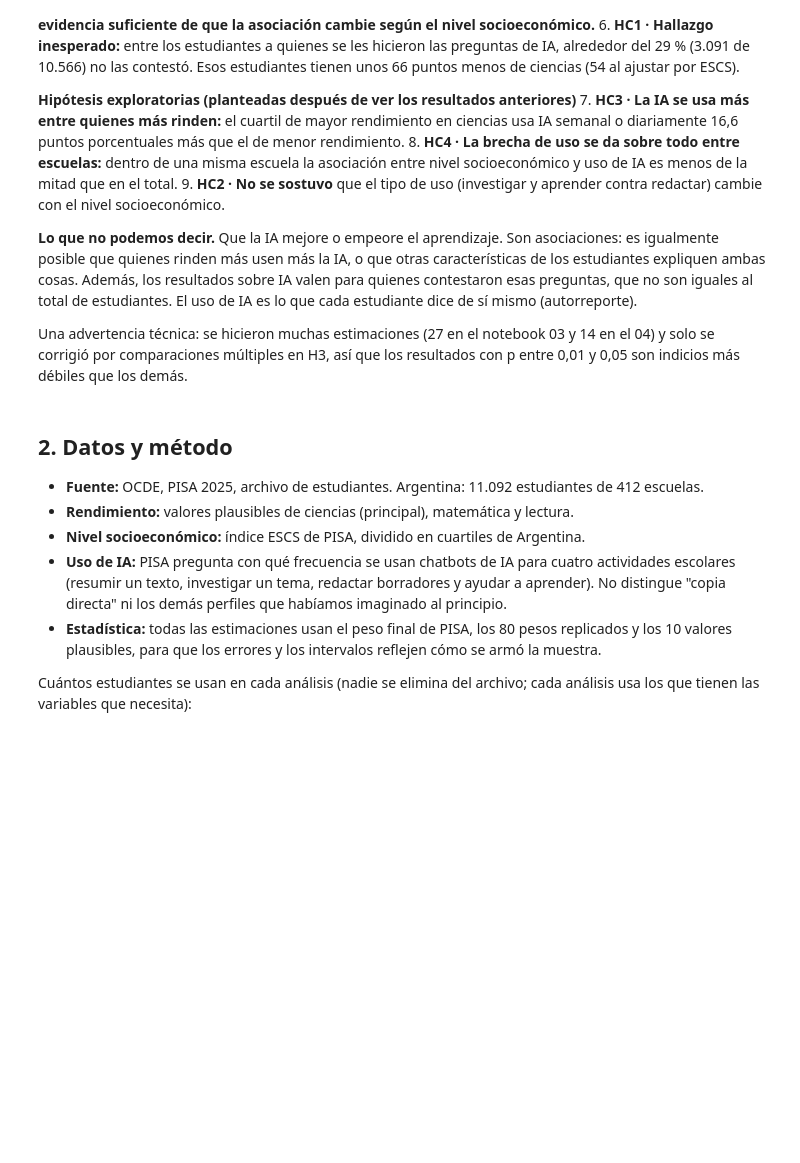
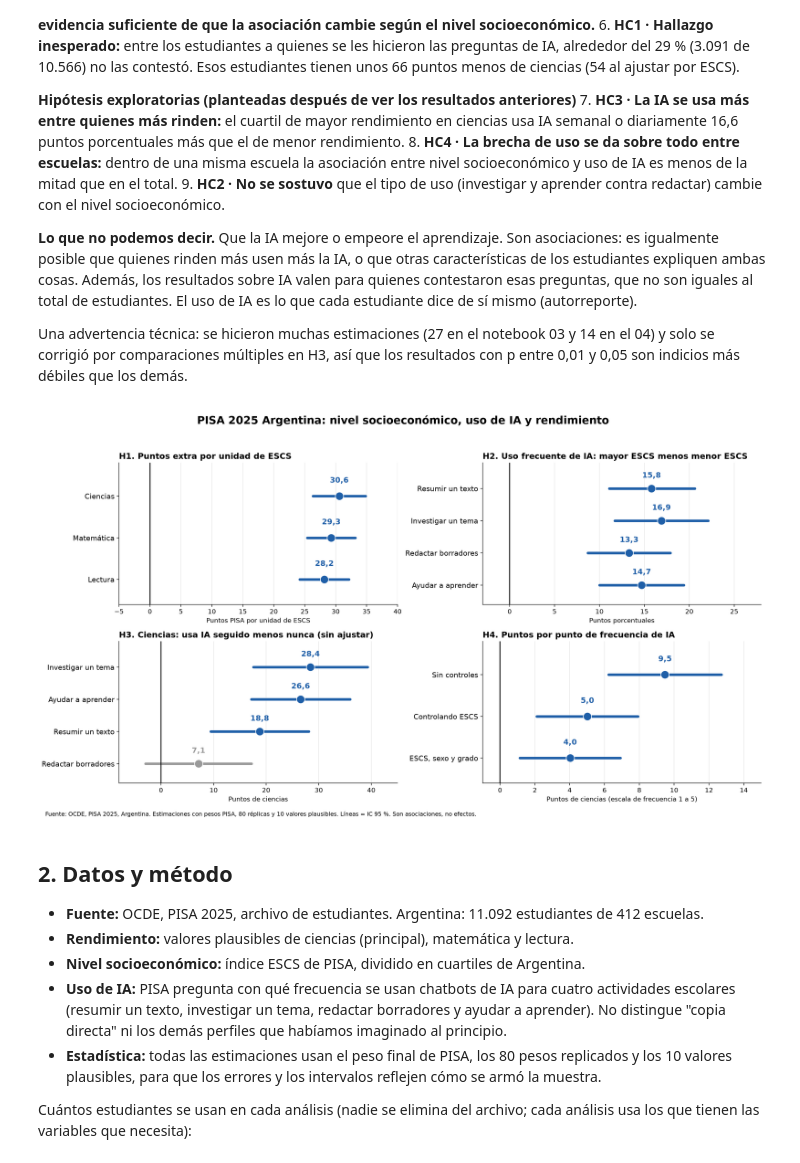
Before and after one commit to nazareno-urday/pisa-analysis-argentina, a Jupyter notebook: notebooks/07_informe_final.ipynb, the cells around one changed output. Drawn from its saved outputs; the diff is of its cells as text; code cells hidden in the pictures; blank space fills up the shorter version.

```diff
--- a/notebooks/07_informe_final.ipynb
+++ b/notebooks/07_informe_final.ipynb
@@ -55,6 +55,10 @@ Tablas leídas.
 **Lo que no podemos decir.** Que la IA mejore o empeore el aprendizaje. Son asociaciones: es igualmente posible que quienes rinden más usen más la IA, o que otras características de los estudiantes expliquen ambas cosas. Además, los resultados sobre IA valen para quienes contestaron esas preguntas, que no son iguales al total de estudiantes. El uso de IA es lo que cada estudiante dice de sí mismo (autorreporte).
 
 Una advertencia técnica: se hicieron muchas estimaciones (27 en el notebook 03 y 14 en el 04) y solo se corrigió por comparaciones múltiples en H3, así que los resultados con p entre 0,01 y 0,05 son indicios más débiles que los demás.
+# %%
+display(Image(filename=str(carpeta_figuras / "06_panel_resumen.png")))
+# %% [output]
+[figure, added]
 # %% [markdown]
 ## 2. Datos y método
 
```
Also changed, not shown: parts of 5 cells of this notebook.
